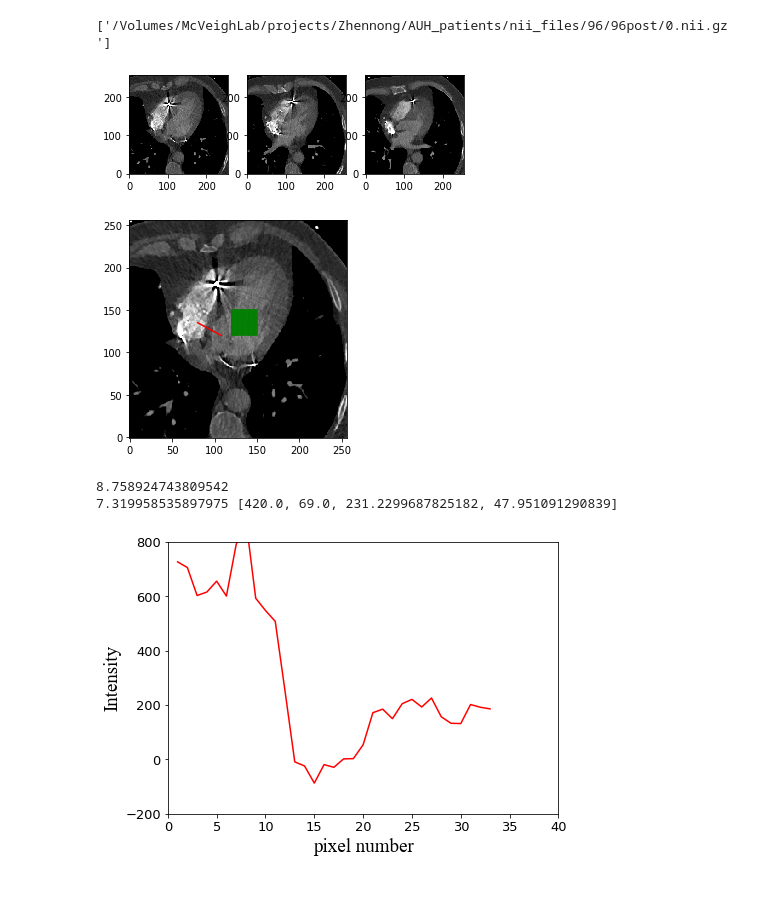
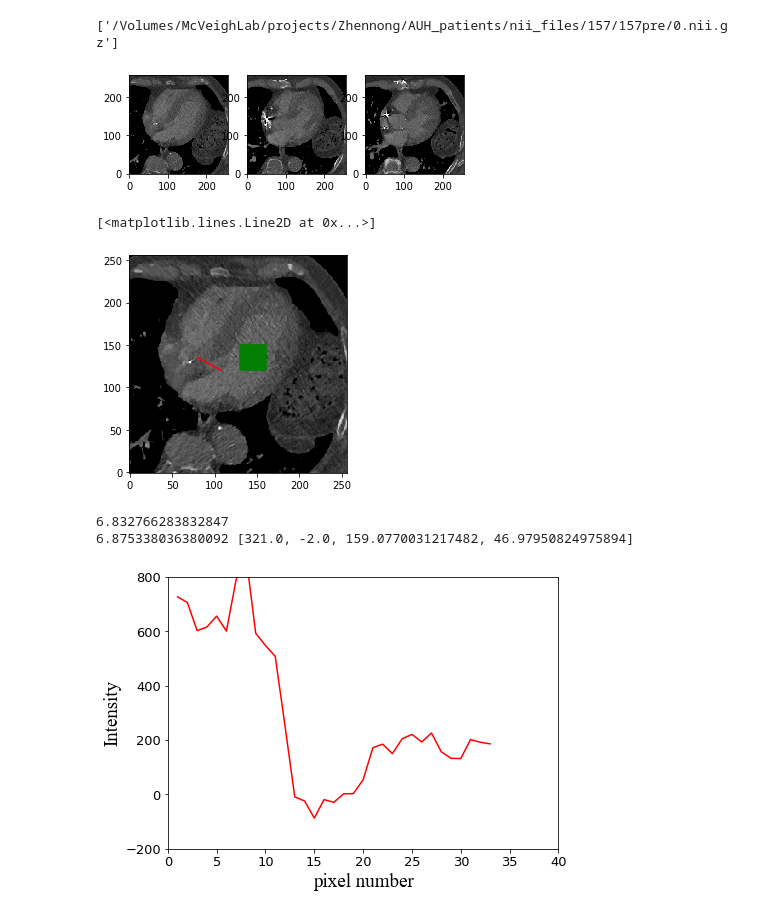
Before and after one commit to zhennongchen/Volume_Rendering_by_DL, a Jupyter notebook: jupyter notebook/zc_check_SNR_and_intersity_profile.ipynb, the cells around one changed output. Saved outputs shown, nothing was run; the diff lists cells and outputs as text; code cells hidden in the pictures.

```diff
--- a/jupyter notebook/zc_check_SNR_and_intersity_profile.ipynb
+++ b/jupyter notebook/zc_check_SNR_and_intersity_profile.ipynb
@@ -12,10 +12,10 @@ font1 = {'family': 'Times New Roman',
 # %%
 raw_folder = '/Volumes/McVeighLab/projects/Zhennong/AUH_patients/nii_files'
 smooth_folder = '/Volumes/McVeighLab/projects/Zhennong/AUH_patients/nii_files_smooth'
-image = ff.find_all_target_files(['96/*post/0.nii.gz'],raw_folder)
+image = ff.find_all_target_files(['157/*pre/0.nii.gz'],raw_folder)
 print(image)
 # %% [output]
-['/Volumes/McVeighLab/projects/Zhennong/AUH_patients/nii_files/96/96post/0.nii.gz']
+['/Volumes/McVeighLab/projects/Zhennong/AUH_patients/nii_files/157/157pre/0.nii.gz']
 # %%
 volume = nib.load(image[0])
 volume_data = volume.get_fdata()
@@ -26,31 +26,32 @@ slice2 = ff.set_window(volume_data[:,:,100],300,600)
 slice3 = ff.set_window(volume_data[:,:,110],300,600)
 ff.show_slices([slice1,slice2,slice3])
 # %% [output]
-[figure, old version]
+[figure, new version]
 # %%
 # plot the graph to show the ROI
 slice_num = 80
 I = volume_data[:,:,80]
 
 
-xrange = [120,151];yrange = [120,151]
+xrange = [130,161];yrange = [120,151]
 x_range = np.arange(xrange[0],xrange[1],1)
 y_range = np.arange(yrange[0],yrange[1],1)
 xgrid,ygrid = np.meshgrid(x_range,y_range)
 
 end = [108,120]
 start = [80,135]
 
 fig = plt.figure(1, figsize=(5, 5))
 %matplotlib inline
 plt.imshow(ff.set_window(I,300,600).T,cmap='gray',origin='lower')
 plt.plot(xgrid,ygrid,color = 'green')
 plt.plot([start[0],end[0]],[start[1],end[1]],color = 'red')
 
 
-plt.savefig('graph for 96_post_raw.eps')
+#plt.savefig('graph for 96_post_raw.eps')
 # %% [output]
+[<matplotlib.lines.Line2D at 0x...>]
-[figure, old version]
+[figure, new version]
 # %%
 # obtain SNR and CNR
 snr,_ = ff.check_SNR(I,xrange,yrange,'SNR')
@@ -58,8 +59,8 @@ print(snr)
 cnr,info = ff.check_SNR(I,xrange,yrange,'CNR')
 print(cnr,info)
 # %% [output]
-8.758924743809542
-7.319958535897975 [420.0, 69.0, 231.2299687825182, 47.951091290839]
+6.832766283832847
+6.875338036380092 [321.0, -2.0, 159.0770031217482, 46.97950824975894]
 # %%
 # plot linear profile
 profile,pixel_list = ff.linear_profile(I,start,end)
```
Also changed, not shown: 24 other files.
